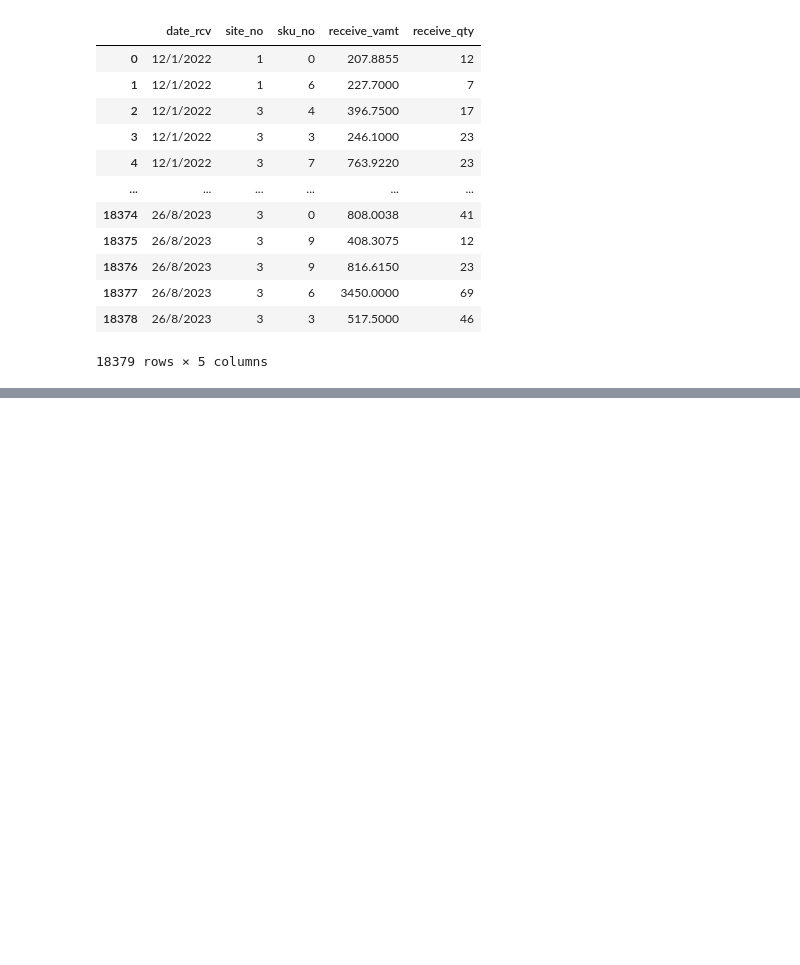
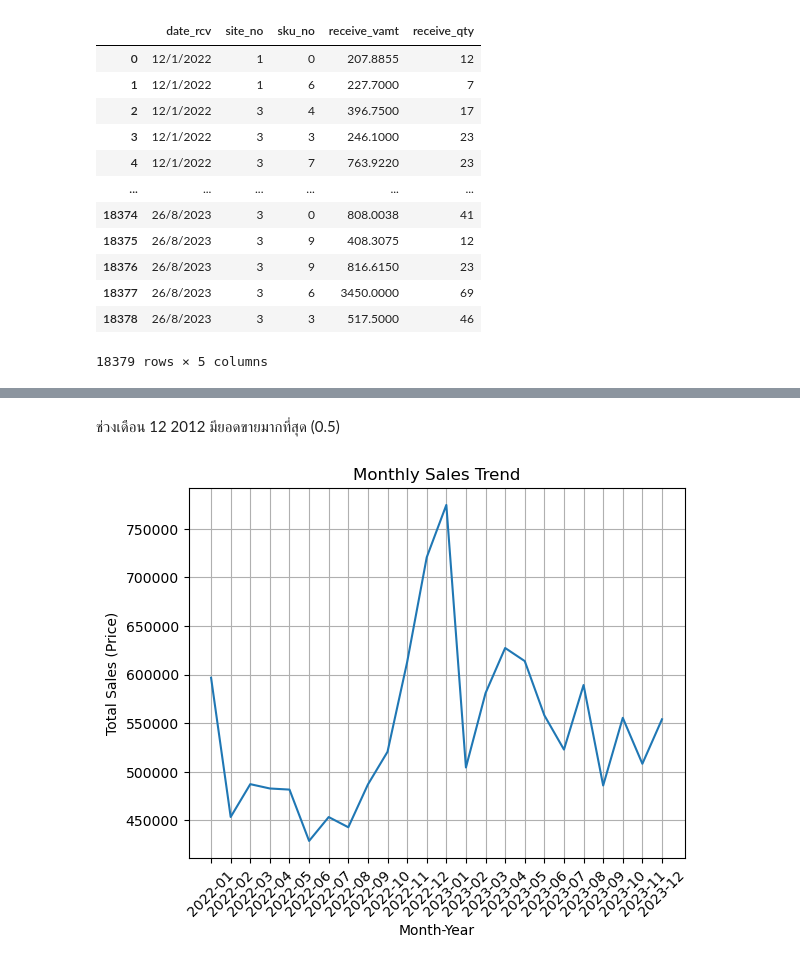
Before and after one commit to TaksaphornNow/AI_Transform, a Jupyter notebook: code/Assignmnet_1.ipynb, the cells around one changed output, grey strips where cells are left out. Drawn from its saved outputs; the diff is of its cells as text; code cells hidden in the pictures; blank space fills up the shorter version.

Commit message:
add sales_permonth and abs negative sales

```diff
--- a/code/Assignmnet_1.ipynb
+++ b/code/Assignmnet_1.ipynb
@@ -67,0 +70,4 @@ recieve.drop(columns=['Unnamed: 5','Unnamed: 6','Unnamed: 7','Unnamed: 8','Unnam
+# %%
+sales['format_date'] = pd.to_datetime(sales['trans_date'],format="mixed")
+sales['month_year'] = sales['format_date'].dt.strftime('%Y-%m')
+sales.drop(columns=['trans_date','format_date','Unnamed: 9'])
@@ -67,0 +106,23 @@ recieve.drop(columns=['Unnamed: 5','Unnamed: 6','Unnamed: 7','Unnamed: 8','Unnam
+# %%
+sales[['sale_qty', 'salev_amt', 'disc_amt']] = sales[['sale_qty', 'salev_amt', 'disc_amt']].abs()
+# %%
+sales['price'] = sales['salev_amt'] - sales['disc_amt']
+# %%
+monthly_sales = sales.groupby('month_year')['price'].sum().reset_index()
+# %% [markdown]
+ช่วงเดือน 12 2012 มียอดขายมากที่สุด (0.5)
+# %%
+
+plt.plot(monthly_sales['month_year'], monthly_sales['price'])
+
+# Formatting
+plt.xlabel('Month-Year')
+plt.ylabel('Total Sales (Price)')
+plt.title('Monthly Sales Trend')
+plt.xticks(rotation=45)
+plt.grid(True)
+
+# Show the plot
+plt.show()
+# %% [output]
+[figure, added]
```
Also changed, not shown: parts of 10 cells of this notebook.
